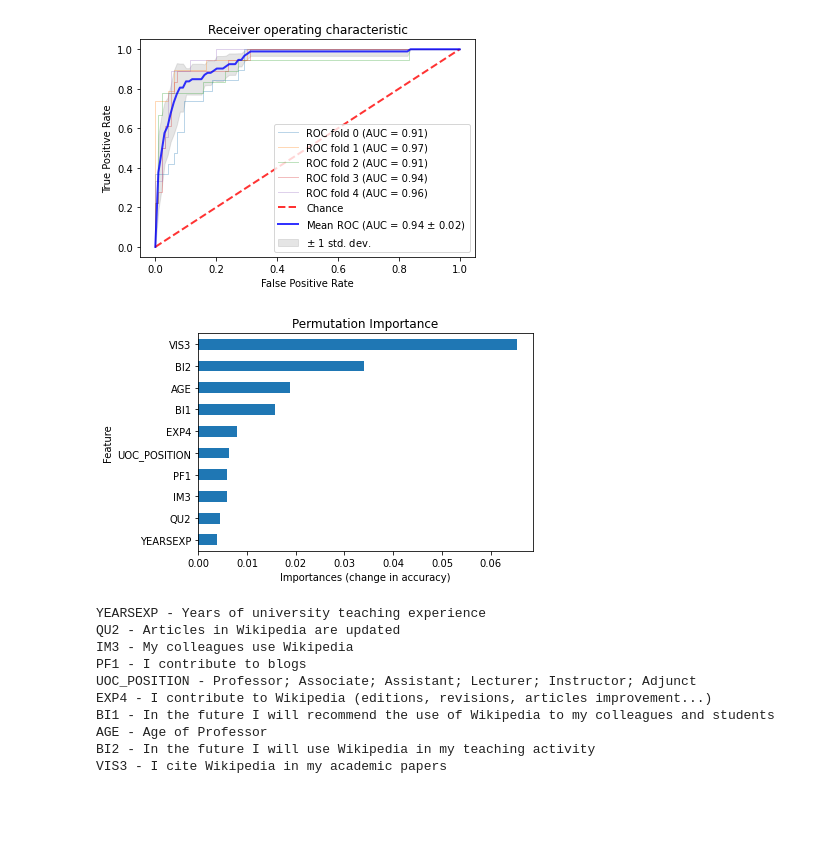
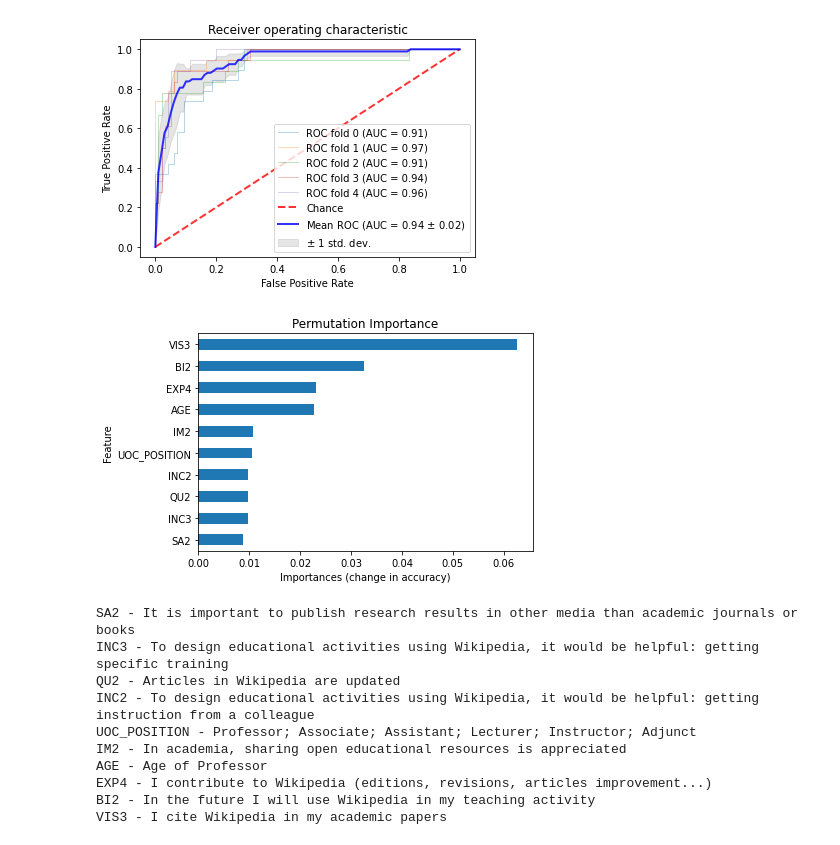
Before and after one commit to KWeatherwalks/EduWikiML, a Jupyter notebook: LogisticRegressionModel.ipynb, the cells around one changed output. Drawn from its saved outputs; the diff is of its cells as text; code cells hidden in the pictures; blank space fills up the shorter version.

Commit message:
fix error in permutation importance calculation

```diff
--- a/LogisticRegressionModel.ipynb
+++ b/LogisticRegressionModel.ipynb
@@ -165,32 +165,32 @@ plt.show()
 [figure]
 # %%
 # Permutation importance
-perm_imp = permutation_importance(estimator=model, X=X, y=y, random_state=42)
+perm_imp = permutation_importance(estimator=classifier, X=X, y=y, random_state=42)
 
 data = {
     'importances_mean': perm_imp['importances_mean'],
     'importances_std': perm_imp['importances_std']
 }
 pi_df = pd.DataFrame(data, index=X.columns).sort_values(by='importances_mean')
 
 pi_df['importances_mean'].tail(10).plot(kind='barh')
 plt.xlabel('Importances (change in accuracy)')
 plt.ylabel('Feature')
 plt.title('Permutation Importance');
 # %% [output]
-[figure, old version]
+[figure, new version]
 # %%
 for i in range(10):
     feature = pi_df.tail(10).index[i]
     print(feature, '-', constructs.loc[feature].statement)
 # %% [output]
-YEARSEXP - Years of university teaching experience
+SA2 - It is important to publish research results in other media than academic journals or books
+INC3 - To design educational activities using Wikipedia, it would be helpful: getting specific training
 QU2 - Articles in Wikipedia are updated
-IM3 - My colleagues use Wikipedia
-PF1 - I contribute to blogs
+INC2 - To design educational activities using Wikipedia, it would be helpful: getting instruction from a colleague
 UOC_POSITION - Professor; Associate; Assistant; Lecturer; Instructor; Adjunct
+IM2 - In academia, sharing open educational resources is appreciated
+AGE - Age of Professor
 EXP4 - I contribute to Wikipedia (editions, revisions, articles improvement...)
-BI1 - In the future I will recommend the use of Wikipedia to my colleagues and students
-AGE - Age of Professor
 BI2 - In the future I will use Wikipedia in my teaching activity
 VIS3 - I cite Wikipedia in my academic papers
```
Also changed, not shown: parts of 1 cell of this notebook.
